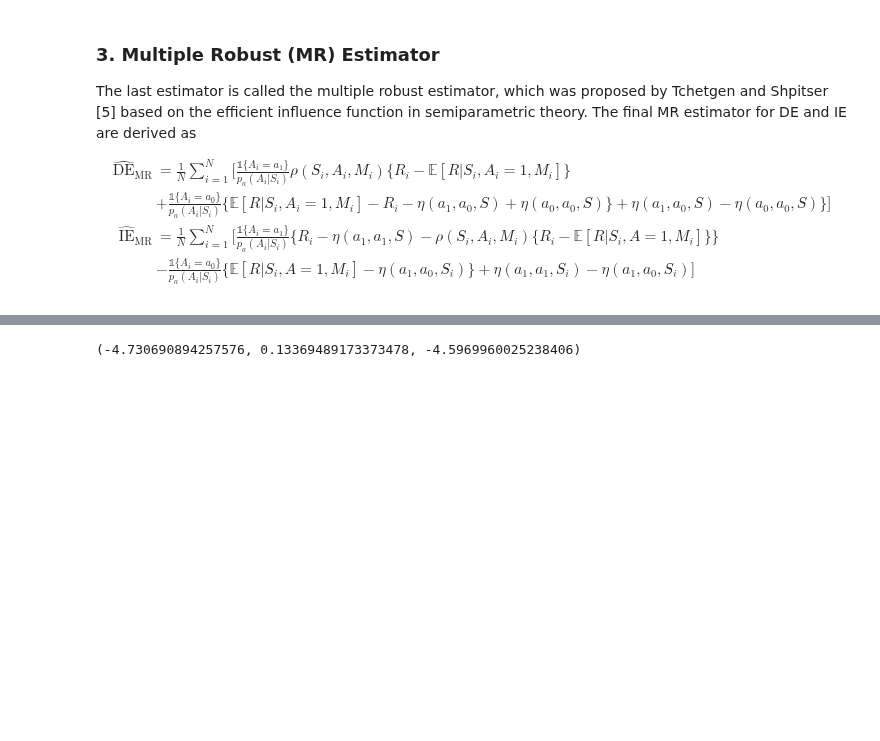
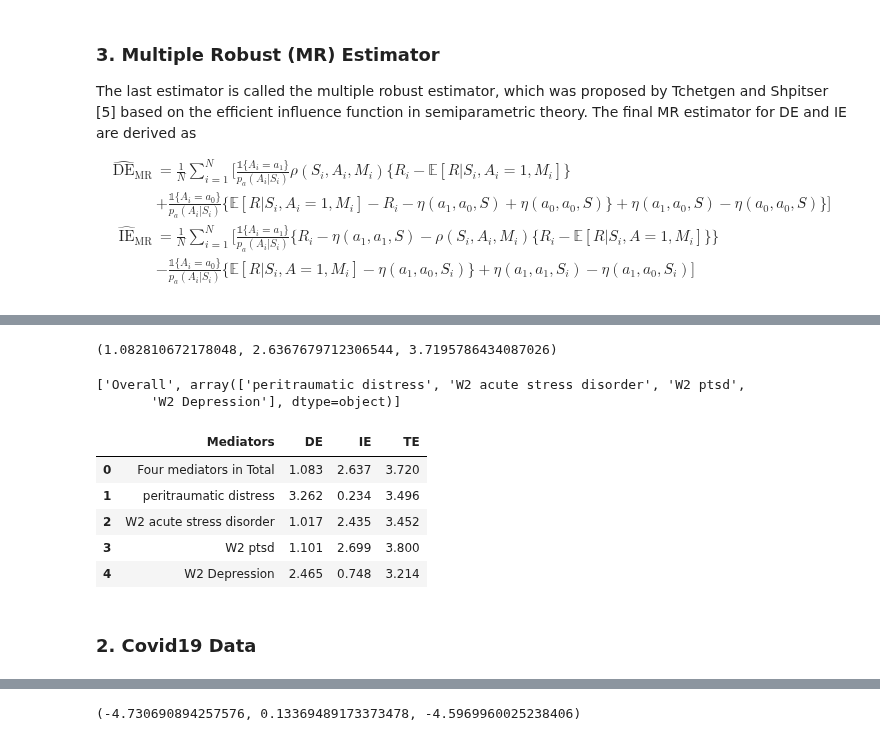
Before and after one commit to CausalDM/Causal-Decision-Making, a Jupyter notebook: _build/jupyter_execute/3_Causal_Effect_Learning/Scenario 1/Mediation Analysis.ipynb, the cells around one changed output, grey strips where cells are left out. Drawn from its saved outputs; the diff is of its cells as text; code cells hidden in the pictures; blank space fills up the shorter version.

```diff
--- a/_build/jupyter_execute/3_Causal_Effect_Learning/Scenario 1/Mediation Analysis.ipynb
+++ b/_build/jupyter_execute/3_Causal_Effect_Learning/Scenario 1/Mediation Analysis.ipynb
@@ -113,0 +147,3 @@ Index(['A', 'Shenzhen', 'Guangzhou', 'Beijing', 'Chengdu', 'Shanghai',
+# %%
+action[np.where(action>=0)[0]] = 1
+action[np.where(action<0)[0]] = 0
@@ -113,0 +224,69 @@ Index(['A', 'Shenzhen', 'Guangzhou', 'Beijing', 'Chengdu', 'Shanghai',
+# %%
+Robust_est = ME_Single(AURORA_CEL_MD, r_model = 'OLS',
+                     problearner_parameters = problearner_parameters,
+                     truncate = 50,
+                     target_policy=target_policy, control_policy = control_policy,
+                     dim_state = 9, dim_mediator = 4,
+                     expectation_MCMC_iter = 50,
+                     nature_decomp = True,
+                     seed = 10,
+                     method = 'Robust')
+
+Robust_est.estimate_DE_ME()
+Robust_est.est_DE, Robust_est.est_ME, Robust_est.est_TE,
+# %% [output]
+(1.082810672178048, 2.6367679712306544, 3.7195786434087026)
+# %%
+Robust_DE = np.zeros(5)
+Robust_IE = np.zeros(5)
+Robust_TE = np.zeros(5)
+
+Robust_DE[0] = Robust_est.est_DE
+Robust_IE[0] = Robust_est.est_ME
+Robust_TE[0] = Robust_est.est_TE
+# %%
+for i in range(1,5):
+    mediator_1d = mediator.iloc[:,i-1]
+    AURORA_CEL_1D = {'state':state,'action':action,'mediator':mediator_1d,'reward':reward}
+
+    Robust_est = ME_Single(AURORA_CEL_1D, r_model = 'OLS',
+                         problearner_parameters = problearner_parameters,
+                         truncate = 50,
+                         target_policy=target_policy, control_policy = control_policy,
+                         dim_state = 9, dim_mediator = 1,
+                         expectation_MCMC_iter = 50,
+                         nature_decomp = True,
+                         seed = 10,
+                         method = 'Robust')
+
+    Robust_est.estimate_DE_ME()
+    Robust_DE[i] = Robust_est.est_DE
+    Robust_IE[i] = Robust_est.est_ME
+    Robust_TE[i] = Robust_est.est_TE
+# %%
+Mediators_index = ["Overall"]
+Mediators_index.append(mediator.columns.values)
+print(Mediators_index)
+# %% [output]
+['Overall', array(['peritraumatic distress', 'W2 acute stress disorder', 'W2 ptsd',
+       'W2 Depression'], dtype=object)]
+# %%
+# Analysis of causal effects of 2020 Hubei lockdowns on reducing the COVID-19 spread in China regulated by Chinese major cities outside Hubei
+df = pd.DataFrame()
+df['Mediators'] = np.array(['Four mediators in Total','peritraumatic distress', 'W2 acute stress disorder', 'W2 ptsd','W2 Depression'])
+
+
+df['DE'] = np.round(Robust_DE.reshape(-1, 1), 3)
+df['IE'] = np.round(Robust_IE.reshape(-1, 1), 3)
+df['TE'] = np.round(Robust_TE.reshape(-1, 1), 3)
+
+df
+# %% [output]
+|  | Mediators | DE | IE | TE |
+| 0 | Four mediators in Total | 1.083 | 2.637 | 3.720 |
+| 1 | peritraumatic distress | 3.262 | 0.234 | 3.496 |
+| 2 | W2 acute stress disorder | 1.017 | 2.435 | 3.452 |
+| 3 | W2 ptsd | 1.101 | 2.699 | 3.800 |
+| 4 | W2 Depression | 2.465 | 0.748 | 3.214 |
+# %% [markdown]
+### 2. Covid19 Data
```
Also changed, not shown: parts of 12 cells of this notebook, 13 other files.
